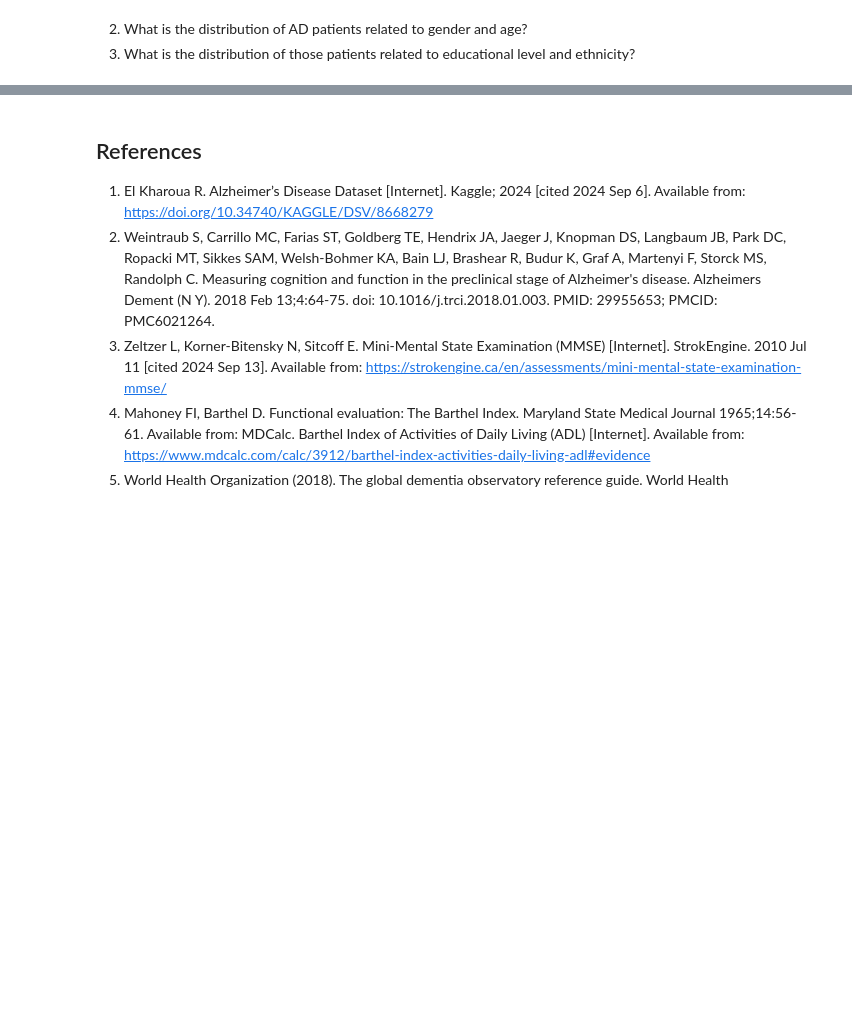
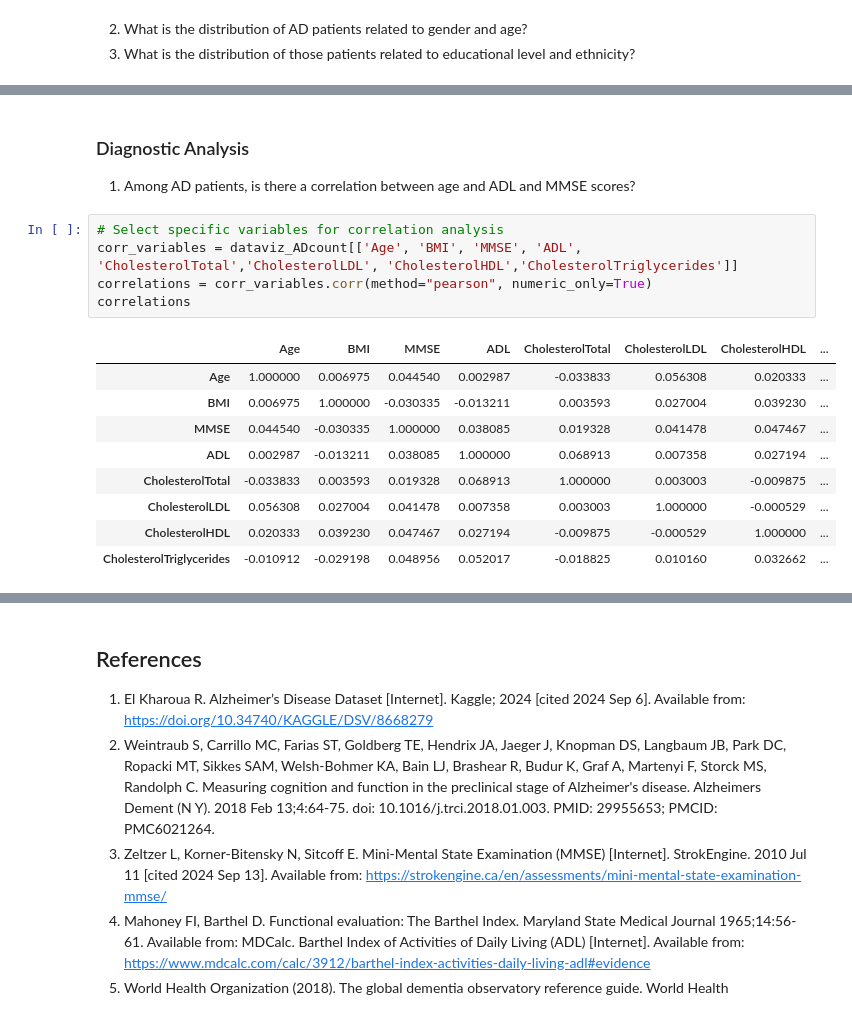
Before and after one commit to ggryschek/NK_SS_DashBoard, a Jupyter notebook: NK_SS_Data_Analysis_Pipeline.ipynb, the cells around one changed output, grey strips where cells are left out. Cells and saved outputs as stored; diff of their text form; blank space fills up the shorter version.

```diff
--- a/NK_SS_Data_Analysis_Pipeline.ipynb
+++ b/NK_SS_Data_Analysis_Pipeline.ipynb
@@ -553,0 +904,19 @@ if __name__ == '__main__':
+# %% [markdown]
+### Diagnostic Analysis
+
+1. Among AD patients, is there a correlation between age and ADL and MMSE scores?
+# %%
+# Select specific variables for correlation analysis
+corr_variables = dataviz_ADcount[['Age', 'BMI', 'MMSE', 'ADL', 'CholesterolTotal','CholesterolLDL', 'CholesterolHDL','CholesterolTriglycerides']]
+correlations = corr_variables.corr(method="pearson", numeric_only=True)
+correlations
+# %% [output]
+|  | Age | BMI | MMSE | ADL | CholesterolTotal | CholesterolLDL | CholesterolHDL | ... |
+| Age | 1.000000 | 0.006975 | 0.044540 | 0.002987 | -0.033833 | 0.056308 | 0.020333 | ... |
+| BMI | 0.006975 | 1.000000 | -0.030335 | -0.013211 | 0.003593 | 0.027004 | 0.039230 | ... |
+| MMSE | 0.044540 | -0.030335 | 1.000000 | 0.038085 | 0.019328 | 0.041478 | 0.047467 | ... |
+| ADL | 0.002987 | -0.013211 | 0.038085 | 1.000000 | 0.068913 | 0.007358 | 0.027194 | ... |
+| CholesterolTotal | -0.033833 | 0.003593 | 0.019328 | 0.068913 | 1.000000 | 0.003003 | -0.009875 | ... |
+| CholesterolLDL | 0.056308 | 0.027004 | 0.041478 | 0.007358 | 0.003003 | 1.000000 | -0.000529 | ... |
+| CholesterolHDL | 0.020333 | 0.039230 | 0.047467 | 0.027194 | -0.009875 | -0.000529 | 1.000000 | ... |
+| CholesterolTriglycerides | -0.010912 | -0.029198 | 0.048956 | 0.052017 | -0.018825 | 0.010160 | 0.032662 | ... |
```
Also changed, not shown: parts of 39 cells of this notebook, 2 other files.
